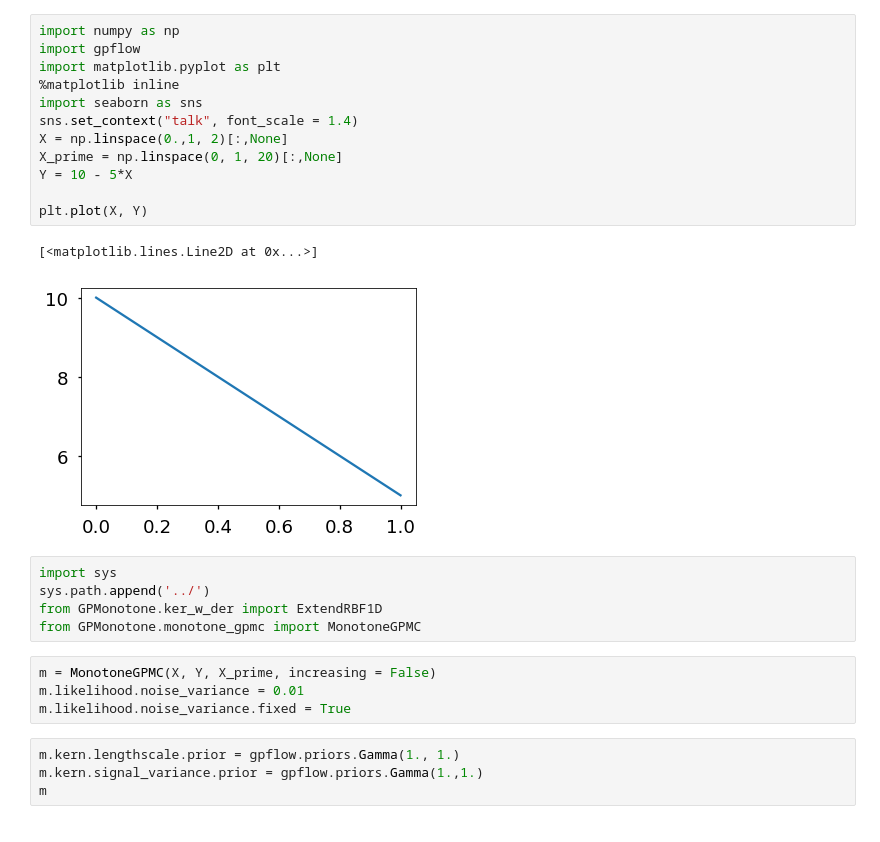
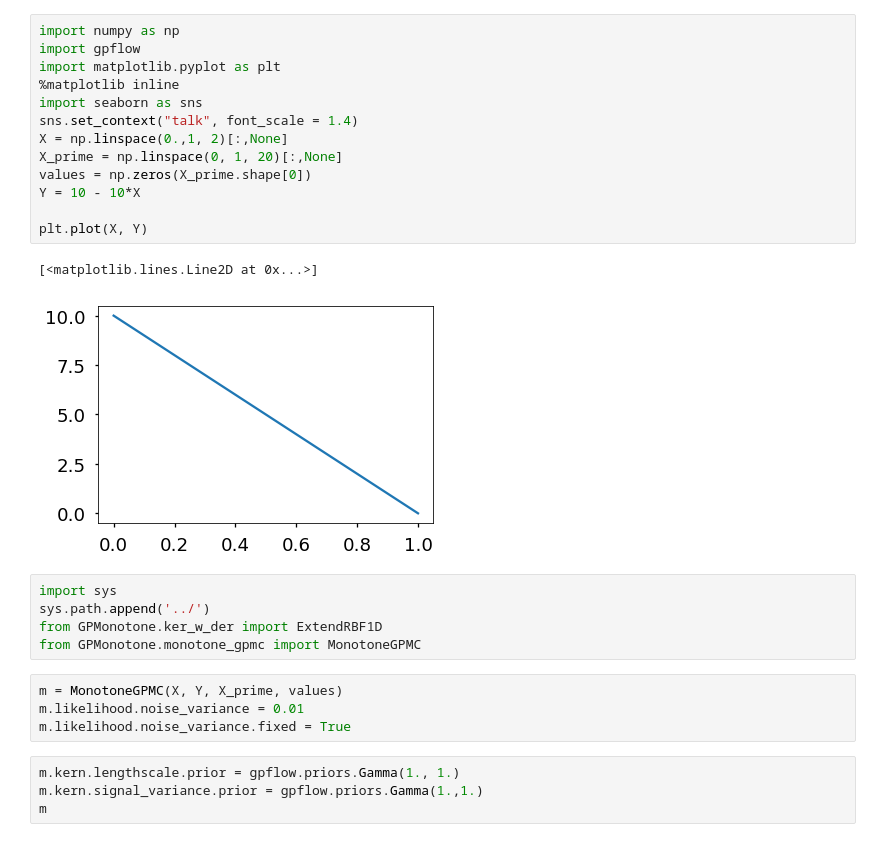
Before and after one commit to nawalgao/ConstrainedGP, a Jupyter notebook: monotone_notebooks/MonotoneDecreasing.ipynb, the cells around one changed output. Drawn from its saved outputs; the diff is of its cells as text.

```diff
--- a/monotone_notebooks/MonotoneDecreasing.ipynb
+++ b/monotone_notebooks/MonotoneDecreasing.ipynb
@@ -1,25 +1,26 @@
 # %%
 import numpy as np
 import gpflow
 import matplotlib.pyplot as plt
 %matplotlib inline
 import seaborn as sns
 sns.set_context("talk", font_scale = 1.4)
 X = np.linspace(0.,1, 2)[:,None]
 X_prime = np.linspace(0, 1, 20)[:,None]
-Y = 10 - 5*X
+values = np.zeros(X_prime.shape[0])
+Y = 10 - 10*X
 
 plt.plot(X, Y)
 # %% [output]
 [<matplotlib.lines.Line2D at 0x...>]
-[figure, old version]
+[figure, new version]
 # %%
 import sys
 sys.path.append('../')
 from GPMonotone.ker_w_der import ExtendRBF1D
 from GPMonotone.monotone_gpmc import MonotoneGPMC
 # %%
-m = MonotoneGPMC(X, Y, X_prime, increasing = False)
+m = MonotoneGPMC(X, Y, X_prime, values)
 m.likelihood.noise_variance = 0.01
 m.likelihood.noise_variance.fixed = True
 # %%
```
Also changed, not shown: parts of 4 cells of this notebook, 23 other files.
